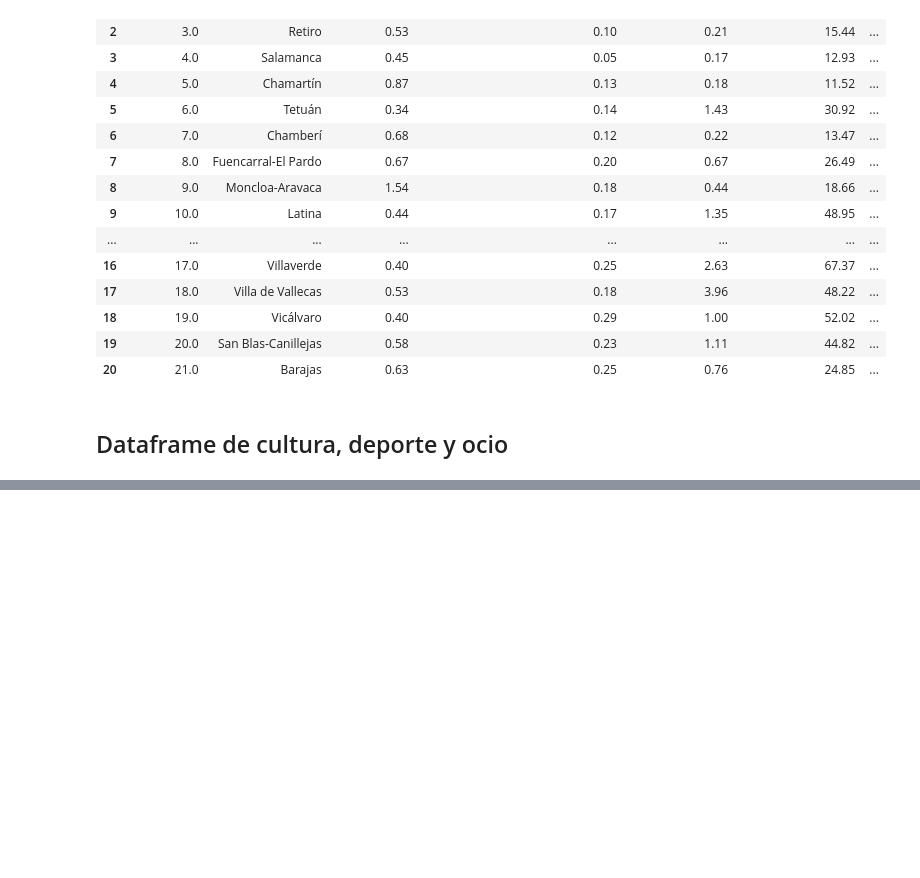
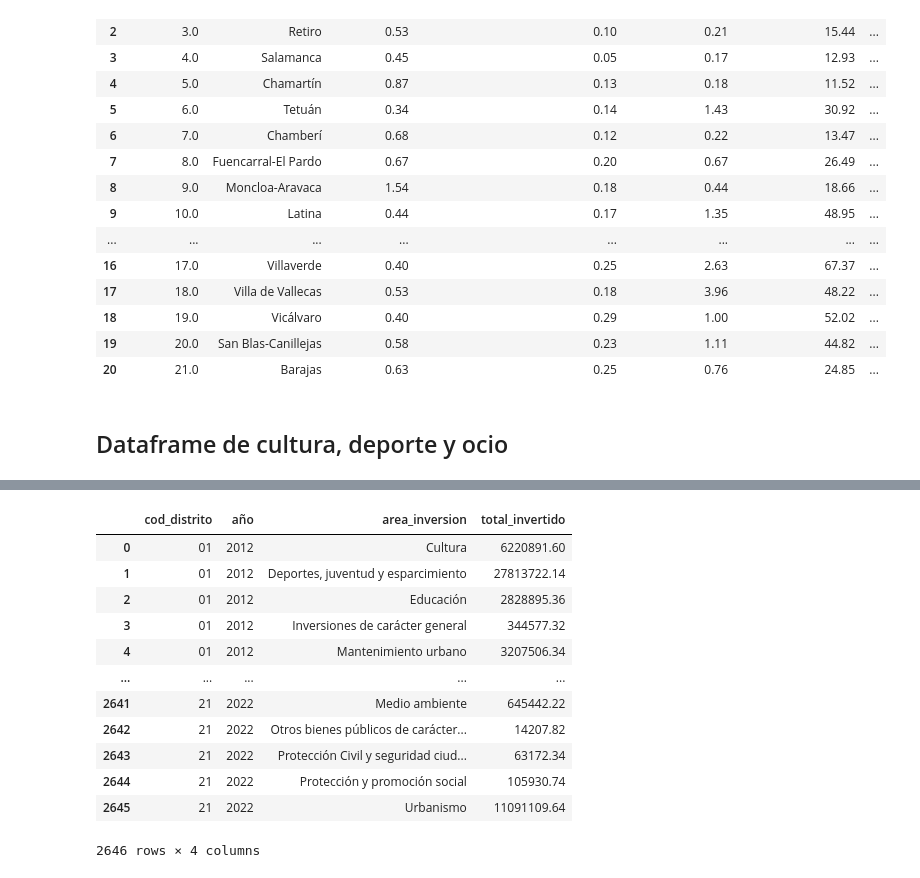
Before and after one commit to almudenaolg/Desigualdad-Distritos-Madrid, a Jupyter notebook: code/exploratory.ipynb, the cells around one changed output, grey strips where cells are left out. Cells and saved outputs as stored; diff of their text form; code cells hidden in the pictures; blank space fills up the shorter version.

```diff
--- a/code/exploratory.ipynb
+++ b/code/exploratory.ipynb
@@ -764,0 +835,25 @@ df_indices
+# %%
+# Definir la ruta de la carpeta donde están los CSV
+ruta_carpeta = '../data/presupuestos'
+
+# Procesar los archivos CSV
+df_inversiones = procesar_presupuestos(ruta_carpeta)
+
+# Convertir a float el código de distrito
+df_inversiones['cod_distrito'].astype(float)
+# %%
+df_inversiones
+# %% [output]
+|  | cod_distrito | año | area_inversion | total_invertido |
+| 0 | 01 | 2012 | Cultura | 6220891.60 |
+| 1 | 01 | 2012 | Deportes, juventud y esparcimiento | 27813722.14 |
+| 2 | 01 | 2012 | Educación | 2828895.36 |
+| 3 | 01 | 2012 | Inversiones de carácter general | 344577.32 |
+| 4 | 01 | 2012 | Mantenimiento urbano | 3207506.34 |
+| ... | ... | ... | ... | ... |
+| 2641 | 21 | 2022 | Medio ambiente | 645442.22 |
+| 2642 | 21 | 2022 | Otros bienes públicos de carácter... | 14207.82 |
+| 2643 | 21 | 2022 | Protección Civil y seguridad ciud... | 63172.34 |
+| 2644 | 21 | 2022 | Protección y promoción social | 105930.74 |
+| 2645 | 21 | 2022 | Urbanismo | 11091109.64 |
+2646 rows × 4 columns
```
Also changed, not shown: parts of 25 cells of this notebook, 22 other files.
